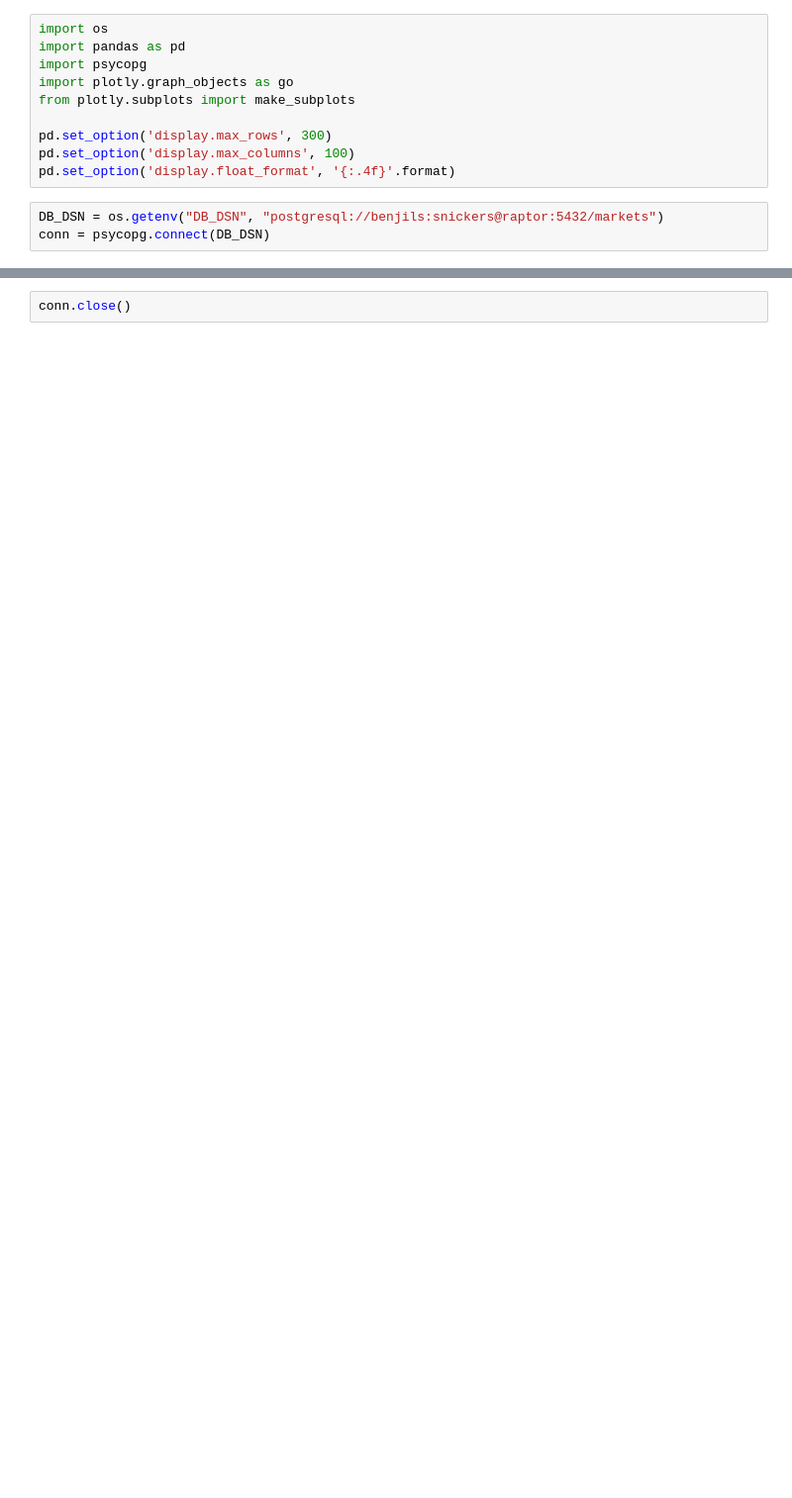
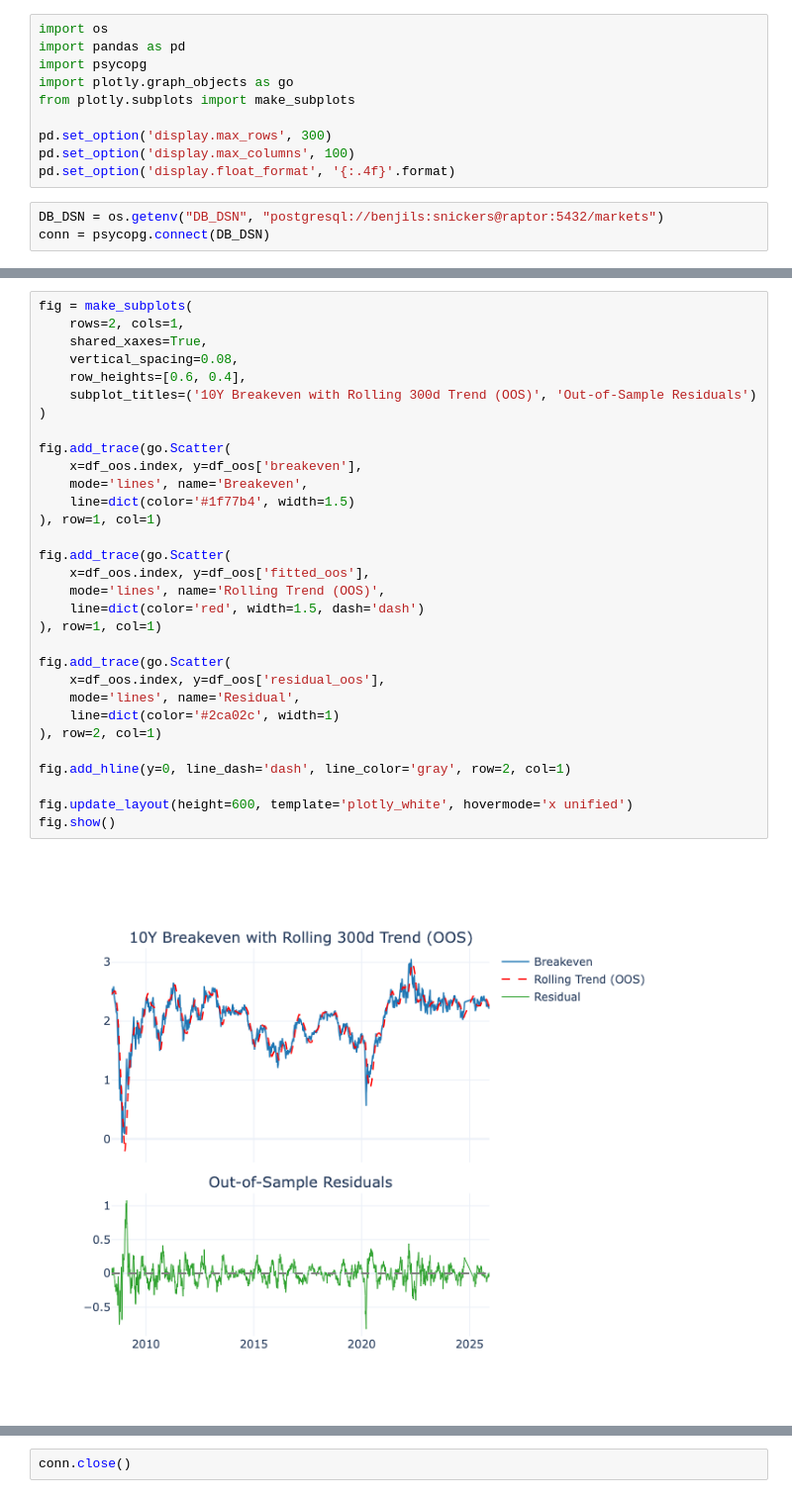
Before and after one commit to jbenr/Views, a Jupyter notebook: jupe.ipynb, the cells around one changed output, grey strips where cells are left out. Shown at 99% size. Saved outputs shown, nothing was run; the diff lists cells and outputs as text; blank space fills up the shorter version.

```diff
--- a/jupe.ipynb
+++ b/jupe.ipynb
@@ -87,0 +154,33 @@ fig.show()
+# %%
+fig = make_subplots(
+    rows=2, cols=1,
+    shared_xaxes=True,
+    vertical_spacing=0.08,
+    row_heights=[0.6, 0.4],
+    subplot_titles=('10Y Breakeven with Rolling 300d Trend (OOS)', 'Out-of-Sample Residuals')
+)
+
+fig.add_trace(go.Scatter(
+    x=df_oos.index, y=df_oos['breakeven'],
+    mode='lines', name='Breakeven',
+    line=dict(color='#1f77b4', width=1.5)
+), row=1, col=1)
+
+fig.add_trace(go.Scatter(
+    x=df_oos.index, y=df_oos['fitted_oos'],
+    mode='lines', name='Rolling Trend (OOS)',
+    line=dict(color='red', width=1.5, dash='dash')
+), row=1, col=1)
+
+fig.add_trace(go.Scatter(
+    x=df_oos.index, y=df_oos['residual_oos'],
+    mode='lines', name='Residual',
+    line=dict(color='#2ca02c', width=1)
+), row=2, col=1)
+
+fig.add_hline(y=0, line_dash='dash', line_color='gray', row=2, col=1)
+
+fig.update_layout(height=600, template='plotly_white', hovermode='x unified')
+fig.show()
+# %% [output]
+[figure, added]
```
Also changed, not shown: parts of 6 cells of this notebook.
